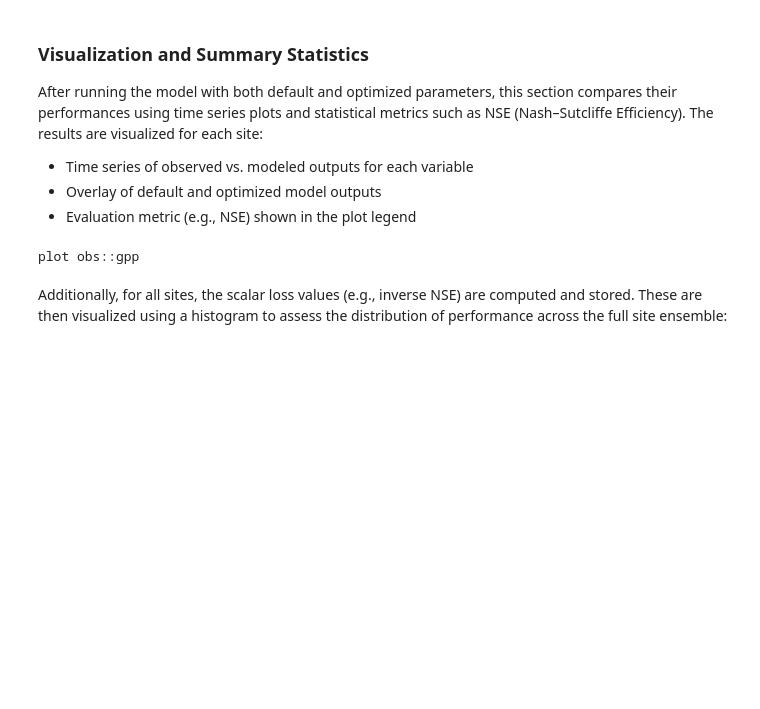
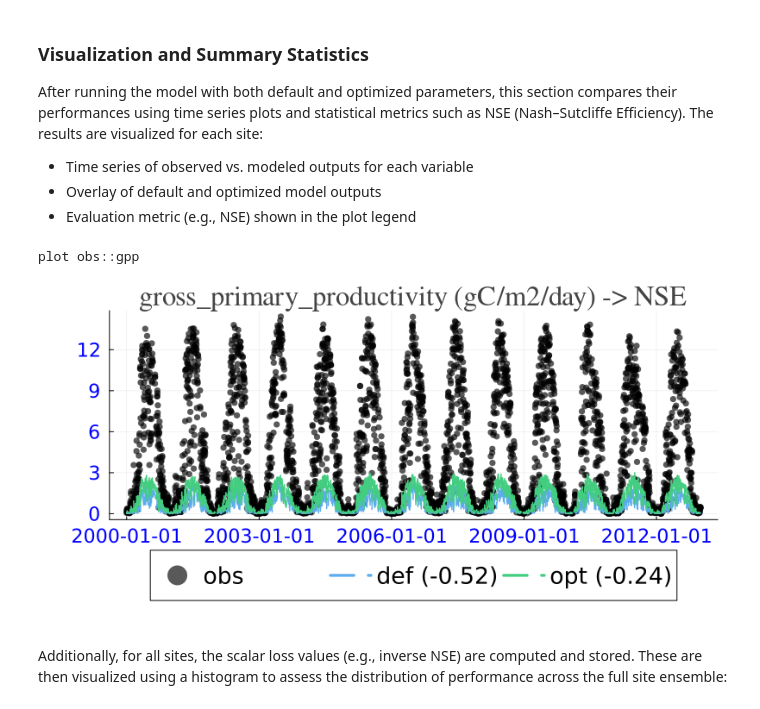
Before and after one commit to lukasschirren/SINDBAD-Tutorials, a Jupyter notebook: tutorials/ai4pex_2025/LUE_inversion_XuShan.ipynb, the cells around one changed output. Drawn from its saved outputs; the diff is of its cells as text; code cells hidden in the pictures; blank space fills up the shorter version.

Commit message:
add inline figure plotting

```diff
--- a/tutorials/ai4pex_2025/LUE_inversion_XuShan.ipynb
+++ b/tutorials/ai4pex_2025/LUE_inversion_XuShan.ipynb
@@ -295,7 +293,7 @@ def_dat = output_default_site;
 opt_dat = output_optimized_site;
 loc_observation = [Array(o[:, site_index]) for o in observations.data];
 costOpt = prepCostOptions(loc_observation, info.optimization.cost_options);
-default(titlefont=(20, "times"), legendfontsize=18, tickfont=(15, :blue))
+default(titlefont=(20, "times"), legendfontsize=18, tickfont=(15, :blue), )
 foreach(costOpt) do var_row
     v = var_row.variable
     println("plot obs::", v)
@@ -304,35 +302,39 @@ foreach(costOpt) do var_row
     v = vinfo["standard_name"]
     lossMetric = var_row.cost_metric
     loss_name = nameof(typeof(lossMetric))
     if loss_name in (:NNSEInv, :NSEInv)
         lossMetric = NSE()
     end
     (obs_var, obs_σ, def_var) = getData(def_dat, loc_observation, var_row)
     (_, _, opt_var) = getData(opt_dat, loc_observation, var_row)
     obs_var_TMP = obs_var[:, 1, 1, 1]
     non_nan_index = findall(x -> !isnan(x), obs_var_TMP)
     if length(non_nan_index) < 2
         tspan = 1:length(obs_var_TMP)
     else
         tspan = first(non_nan_index):last(non_nan_index)
     end
     obs_σ = obs_σ[tspan]
     obs_var = obs_var[tspan, 1, 1, 1]
     def_var = def_var[tspan, 1, 1, 1]
     opt_var = opt_var[tspan, 1, 1, 1]
 
     xdata = [info.helpers.dates.range[tspan]...]
     obs_var_n, obs_σ_n, def_var_n = getDataWithoutNaN(obs_var, obs_σ, def_var)
     obs_var_n, obs_σ_n, opt_var_n = getDataWithoutNaN(obs_var, obs_σ, opt_var)
     metr_def = metric(obs_var_n, obs_σ_n, def_var_n, lossMetric)
     metr_opt = metric(obs_var_n, obs_σ_n, opt_var_n, lossMetric)
-    plot(xdata, obs_var; label="obs", seriestype=:scatter, mc=:black, ms=4, lw=0, ma=0.65, left_margin=1Plots.cm)
-    plot!(xdata, def_var, color=:steelblue2, lw=1.5, ls=:dash, left_margin=1Plots.cm, legend=:outerbottom, legendcolumns=3, label="def ($(round(metr_def, digits=2)))", size=(2000, 1000), title="$(vinfo["long_name"]) ($(vinfo["units"])) -> $(nameof(typeof(lossMetric)))")
+    p1 = plot(xdata, obs_var; label="obs", seriestype=:scatter, mc=:black, ms=4, lw=0, ma=0.65, left_margin=1Plots.cm)
+    plot!(xdata, def_var, color=:steelblue2, lw=1.5, ls=:dash, left_margin=1Plots.cm, legend=:outerbottom,
+        legendcolumns=3, label="def ($(round(metr_def, digits=2)))", size=(800, 400),
+        title="$(vinfo["long_name"]) ($(vinfo["units"])) -> $(nameof(typeof(lossMetric)))")
     plot!(xdata, opt_var; color=:seagreen3, label="opt ($(round(metr_opt, digits=2)))", lw=1.5, ls=:dash)
+    display(p1)
     savefig(joinpath(info.output.dirs.figure, "wroasted_$(site_name)_$(v).png"))
 end
 # %% [output]
 plot obs::gpp
+[figure, added]
 # %% [markdown]
 Additionally, for all sites, the scalar loss values (e.g., inverse NSE) are computed and stored. These are then visualized using a histogram to assess the distribution of performance across the full site ensemble:
 # %%
```
Also changed, not shown: parts of 6 cells of this notebook.
